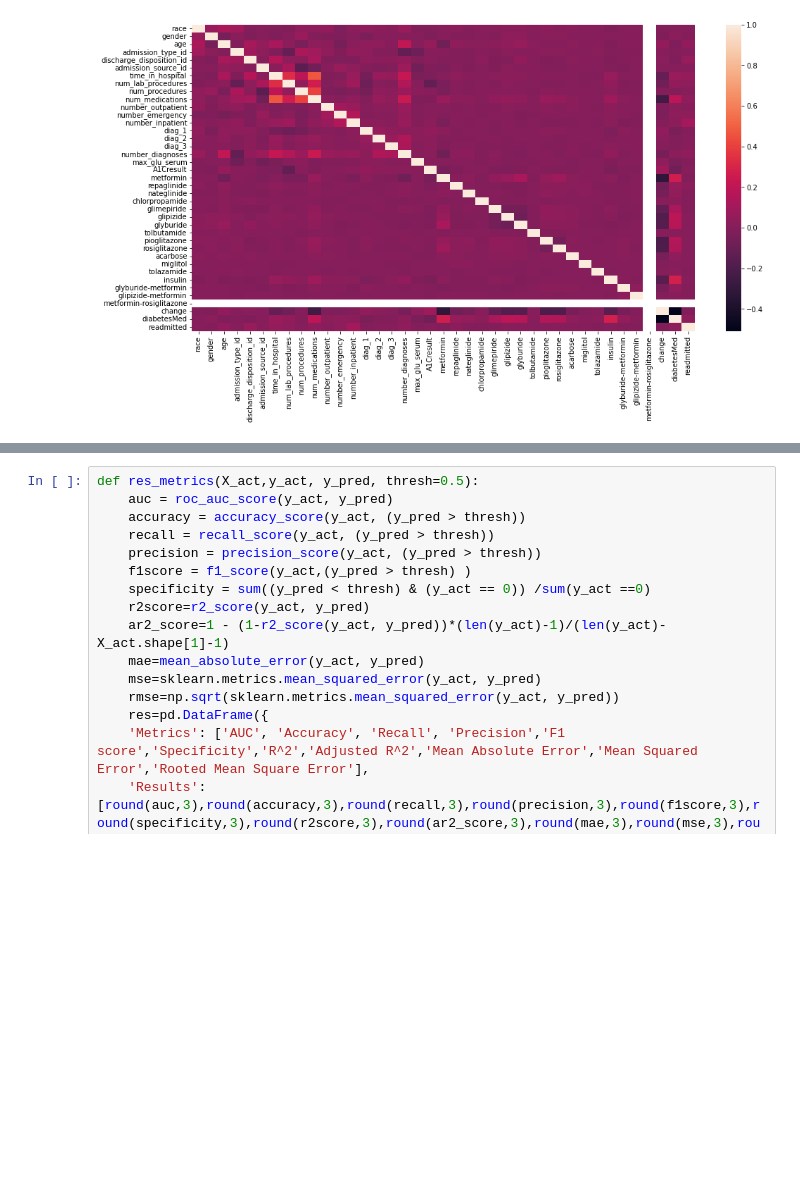
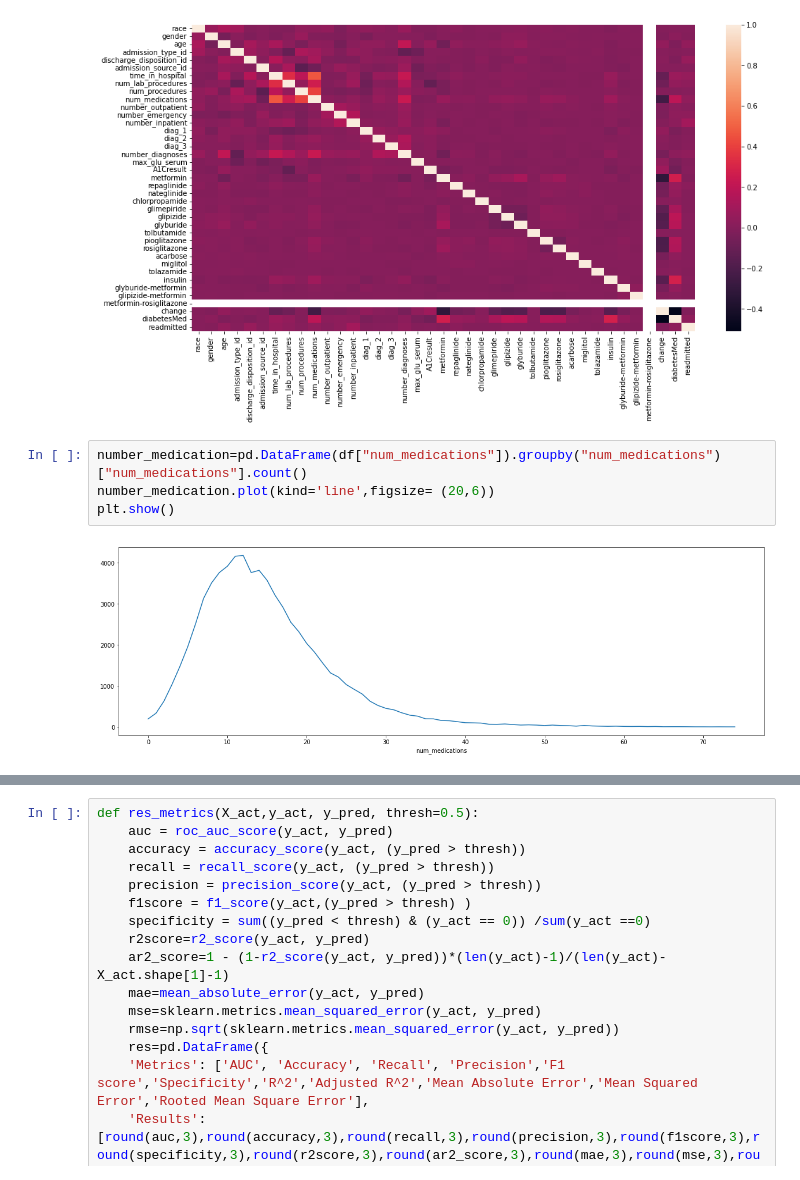
Before and after one commit to Const679/Python-Diabete, a Jupyter notebook: Final_project.ipynb, the cells around one changed output, grey strips where cells are left out. Drawn from its saved outputs; the diff is of its cells as text; blank space fills up the shorter version.

```diff
--- a/Final_project.ipynb
+++ b/Final_project.ipynb
@@ -322,3 +343,9 @@ sns.heatmap(corr_matrix)
 plt.show()
 # %% [output]
 [figure]
+# %%
+number_medication=pd.DataFrame(df["num_medications"]).groupby("num_medications")["num_medications"].count()
+number_medication.plot(kind='line',figsize= (20,6))
+plt.show()
+# %% [output]
+[figure, added]
```
Also changed, not shown: parts of 12 cells of this notebook.
